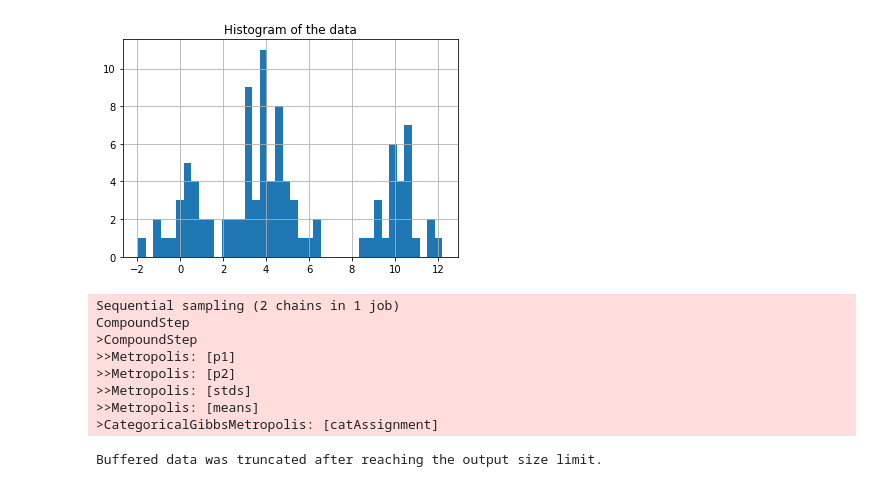
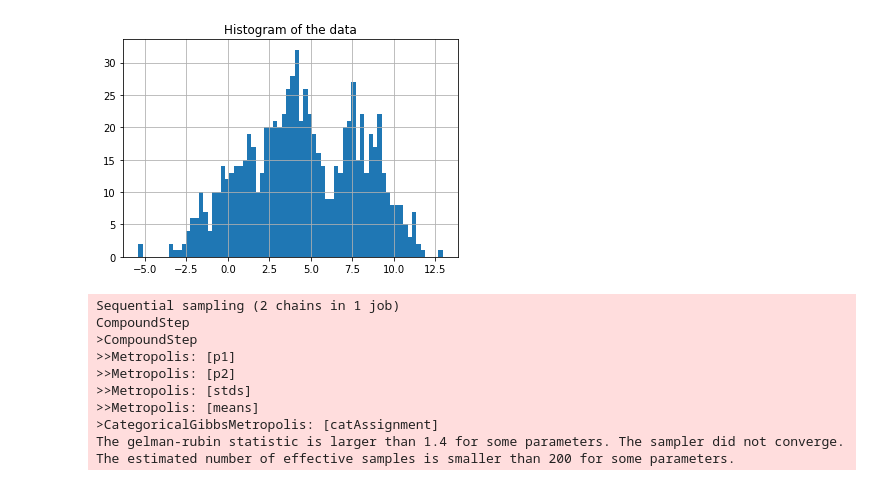
Before and after one commit to rushilg99/Bayesian-Stats, a Jupyter notebook: MixtureModel/clusterinference.ipynb, the cells around one changed output. Drawn from its saved outputs; the diff is of its cells as text; code cells hidden in the pictures.

```diff
--- a/MixtureModel/clusterinference.ipynb
+++ b/MixtureModel/clusterinference.ipynb
@@ -10,24 +12,24 @@ import theano.tensor as tt
 
 # Our model won't see this
 # define probability p1 of being in cluster 1, p2 of being in cluster 2, p3 = 1-p1-p2 of being in cluster 3
-# suppose cluster1 ~ Normal(0,1), cluster2 ~ Normal(4,1), cluster3 ~ Normal(10,1.5)
-# take p1 = 0.5, p2 = 0.2, p3 = 0.3
-clusternums = np.random.choice(3,p=[0.3,0.4,0.3],size=100)
+# suppose cluster1 ~ Normal(1,2), cluster2 ~ Normal(4,1), cluster3 ~ Normal(8,1.5)
+# take p1 = 0.3, p2 = 0.3, p3 = 0.4
+clusternums = np.random.choice(3,p=[0.35,0.25,0.4],size=800)
 data = []
 for i in clusternums:
   if i == 0:
-    data.append(stats.norm.rvs(loc=0,scale=1))
+    data.append(stats.norm.rvs(loc=1,scale=2))
   elif i == 1:
     data.append(stats.norm.rvs(loc=4,scale=1))
   else:
-    data.append(stats.norm.rvs(loc=10,scale=1.5))
+    data.append(stats.norm.rvs(loc=8,scale=1.5))
 
 data = pd.Series([data])
 # %%
 fig, ax = plt.subplots(nrows=1,ncols=1)
 plt.title("Histogram of the data")
-data.hist(bins=40, ax=ax)
+data.hist(bins=70, ax=ax)
 plt.show()
 # %% [output]
-[figure, old version]
+[figure, new version]
 # %%
@@ -56,7 +58,7 @@ with model:
   # Markov Chain Monte Carlo Sampling
   step1 = pm.Metropolis(vars=tt.stack([p,stds,means]))
   step2 = pm.CategoricalGibbsMetropolis(vars=[catAssignment])
-  trace = pm.sample(1000000, step=[step1,step2], chains=2)
+  trace = pm.sample(50000, step=[step1,step2], chains=2)
 # %% [output]
 Sequential sampling (2 chains in 1 job)
 CompoundStep
@@ -66,7 +68,8 @@ CompoundStep
 >>Metropolis: [stds]
 >>Metropolis: [means]
 >CategoricalGibbsMetropolis: [catAssignment]
+The gelman-rubin statistic is larger than 1.4 for some parameters. The sampler did not converge.
+The estimated number of effective samples is smaller than 200 for some parameters.
-Buffered data was truncated after reaching the output size limit.
 # %%
 %matplotlib inline
 plt.figure(figsize=(13,7))
```
Also changed, not shown: parts of 4 cells of this notebook.
